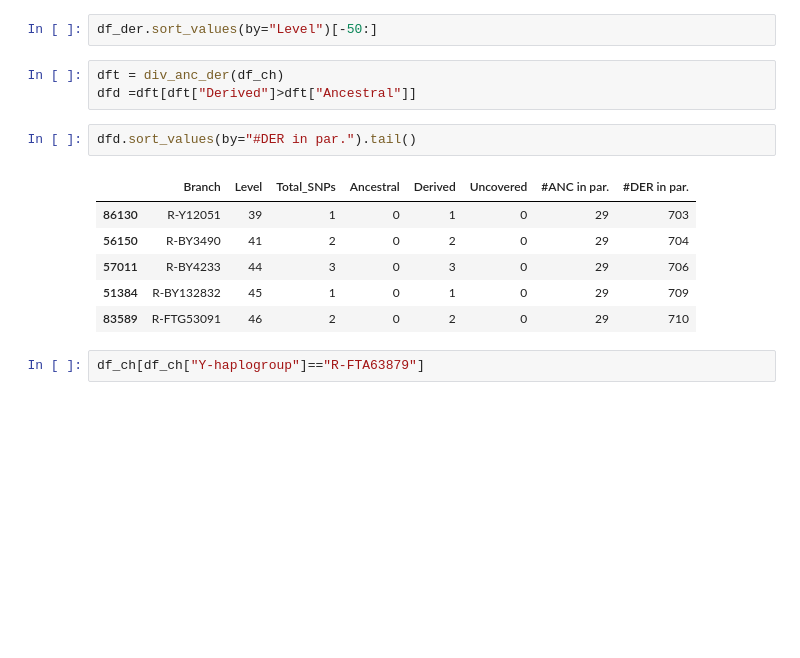
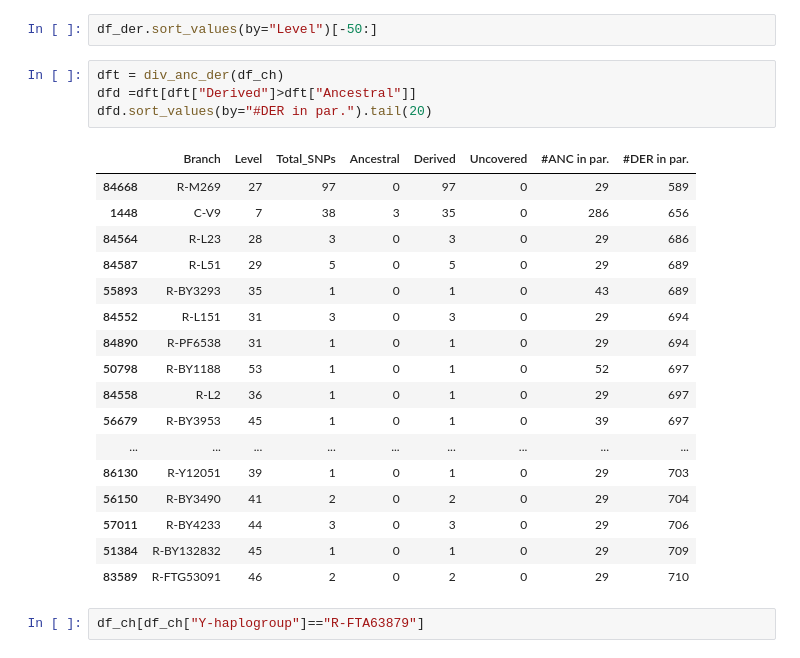
Before and after one commit to hringbauer/y_chrom, a Jupyter notebook: notebooks/run_pulldown_OY.ipynb, the cells around one changed output. Drawn from its saved outputs; the diff is of its cells as text; blank space fills up the shorter version.

```diff
--- a/notebooks/run_pulldown_OY.ipynb
+++ b/notebooks/run_pulldown_OY.ipynb
@@ -418,15 +407,25 @@ df_der.sort_values(by="Level")[-50:]
 # %%
 dft = div_anc_der(df_ch)
 dfd =dft[dft["Derived"]>dft["Ancestral"]]
+dfd.sort_values(by="#DER in par.").tail(20)
+# %% [output]
+|  | Branch | Level | Total_SNPs | Ancestral | Derived | Uncovered | #ANC in par. | #DER in par. |
+| 84668 | R-M269 | 27 | 97 | 0 | 97 | 0 | 29 | 589 |
+| 1448 | C-V9 | 7 | 38 | 3 | 35 | 0 | 286 | 656 |
+| 84564 | R-L23 | 28 | 3 | 0 | 3 | 0 | 29 | 686 |
+| 84587 | R-L51 | 29 | 5 | 0 | 5 | 0 | 29 | 689 |
+| 55893 | R-BY3293 | 35 | 1 | 0 | 1 | 0 | 43 | 689 |
+| 84552 | R-L151 | 31 | 3 | 0 | 3 | 0 | 29 | 694 |
+| 84890 | R-PF6538 | 31 | 1 | 0 | 1 | 0 | 29 | 694 |
+| 50798 | R-BY1188 | 53 | 1 | 0 | 1 | 0 | 52 | 697 |
+| 84558 | R-L2 | 36 | 1 | 0 | 1 | 0 | 29 | 697 |
+| 56679 | R-BY3953 | 45 | 1 | 0 | 1 | 0 | 39 | 697 |
+| ... | ... | ... | ... | ... | ... | ... | ... | ... |
+| 86130 | R-Y12051 | 39 | 1 | 0 | 1 | 0 | 29 | 703 |
+| 56150 | R-BY3490 | 41 | 2 | 0 | 2 | 0 | 29 | 704 |
+| 57011 | R-BY4233 | 44 | 3 | 0 | 3 | 0 | 29 | 706 |
+| 51384 | R-BY132832 | 45 | 1 | 0 | 1 | 0 | 29 | 709 |
+| 83589 | R-FTG53091 | 46 | 2 | 0 | 2 | 0 | 29 | 710 |
-# %%
-dfd.sort_values(by="#DER in par.").tail()
-# %% [output]
-|  | Branch | Level | Total_SNPs | Ancestral | Derived | Uncovered | #ANC in par. | #DER in par. |
-| 86130 | R-Y12051 | 39 | 1 | 0 | 1 | 0 | 29 | 703 |
-| 56150 | R-BY3490 | 41 | 2 | 0 | 2 | 0 | 29 | 704 |
-| 57011 | R-BY4233 | 44 | 3 | 0 | 3 | 0 | 29 | 706 |
-| 51384 | R-BY132832 | 45 | 1 | 0 | 1 | 0 | 29 | 709 |
-| 83589 | R-FTG53091 | 46 | 2 | 0 | 2 | 0 | 29 | 710 |
 # %%
 df_ch[df_ch["Y-haplogroup"]=="R-FTA63879"]
 # %% [output]
```
Also changed, not shown: parts of 11 cells of this notebook, 2 other files.
